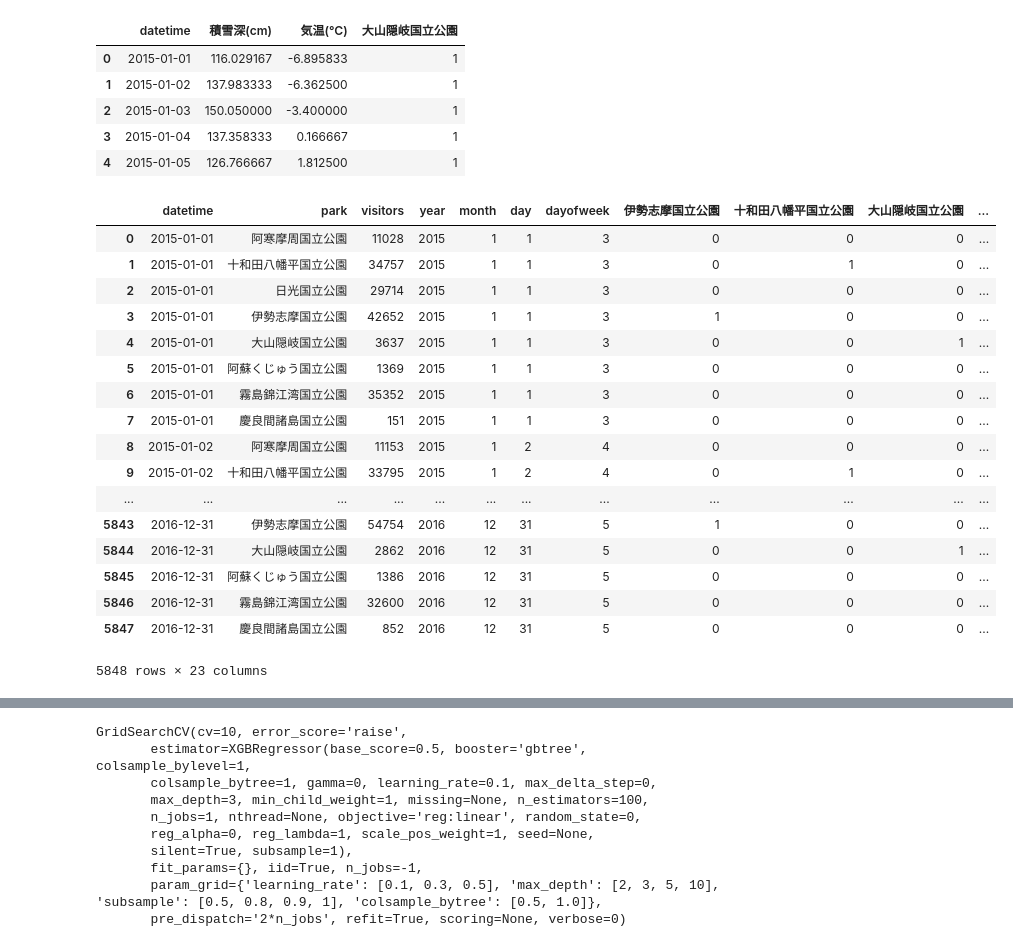
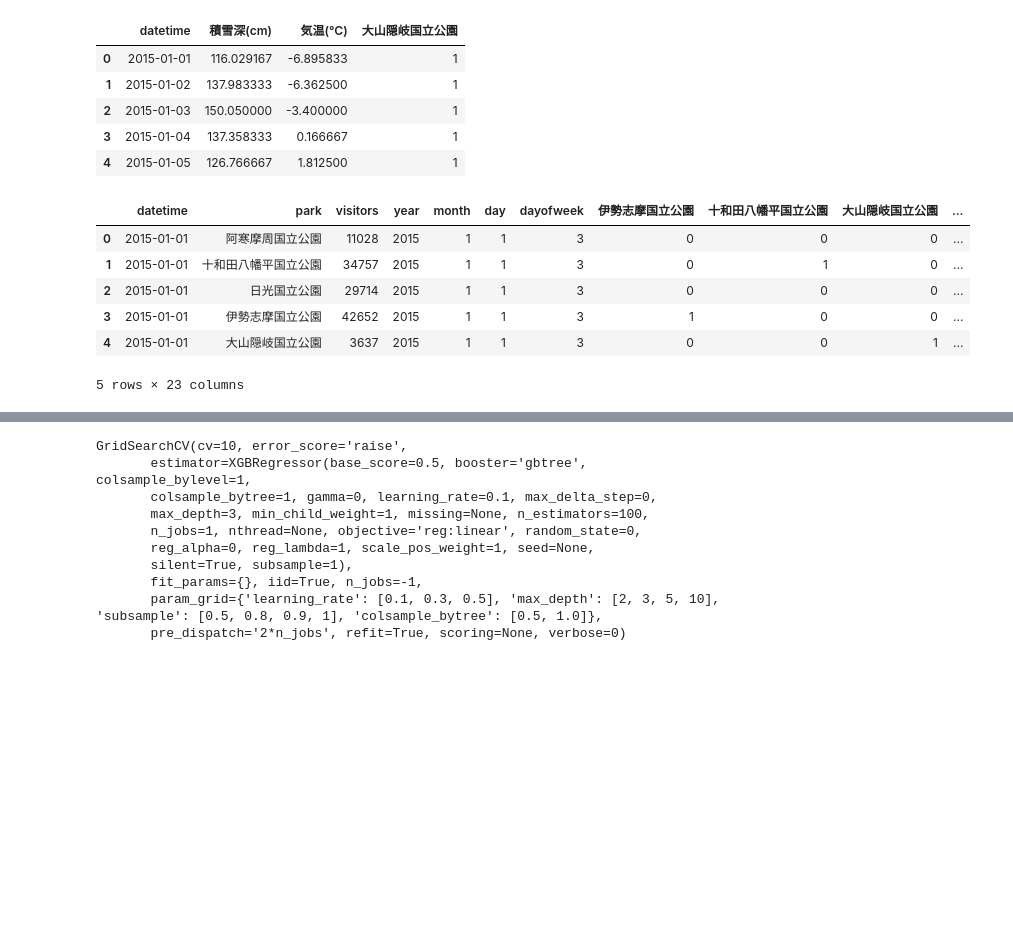
Before and after one commit to TaigoKuriyama/national_park_prediction, a Jupyter notebook: notebook/preprocess.ipynb, the cells around one changed output, grey strips where cells are left out. Saved outputs shown, nothing was run; the diff lists cells and outputs as text; code cells hidden in the pictures; blank space fills up the shorter version.

```diff
--- a/notebook/preprocess.ipynb
+++ b/notebook/preprocess.ipynb
@@ -91,3 +85,14 @@ df_holiday['datetime'] = pd.to_datetime(df_holiday['datetime'])
 df_holiday.columns
 # %% [output]
 Index(['datetime', 'holiday'], dtype='object')
+# %%
+# holiday data exclude Saturday, Sunday
+df_holiday_exc_wkend = pd.read_csv('../data/raw/holiday.csv')
+df_holiday_exc_wkend['datetime'] = pd.to_datetime(df_holiday_exc_wkend['datetime'])
+df_holiday_exc_wkend['dayofweek'] = df_holiday_exc_wkend['datetime'].dt.dayofweek
+
+# dayofweekが5 or 6(土曜or日曜)の場合、holidayカラムの値を0にする
+df_holiday_exc_wkend.loc[(df_holiday_exc_wkend['dayofweek'] == 5) | (df_holiday_exc_wkend['dayofweek'] == 6), 'holiday'] = 0
+df_holiday_exc_wkend = df_holiday_exc_wkend[['datetime','holiday']]
+df_holiday_exc_wkend = df_holiday_exc_wkend.rename(columns={'holiday': 'pub_holiday'})
+df_holiday_exc_wkend.head()
@@ -110,31 +122,21 @@ df_oyama.head()
 | 4 | 2015-01-05 | 126.766667 | 1.812500 | 1 |
 # %%
 # 学習データと休日データの結合
-df_merged = pd.merge(df_train,df_holiday,on='datetime')
-
+#df_merged = pd.merge(df_train,df_holiday,on='datetime')
+df_merged = pd.merge(df_train,df_holiday_exc_wkend,on='datetime')
+#df_merged =  pd.merge(df_merged,df_holiday_exc_wkend,on='datetime')
 # 学習データと⼤⼭気象データの結合
-df_oyama['datetime'] = pd.to_datetime(df_oyama['datetime'])
+#df_oyama['datetime'] = pd.to_datetime(df_oyama['datetime'])
 #df_merged = pd.merge(df_merged,df_oyama,on=['大山隠岐国立公園','datetime'],how='left')
-df_merged
+df_merged.head()
 # %% [output]
 |  | datetime | park | visitors | year | month | day | dayofweek | 伊勢志摩国立公園 | 十和田八幡平国立公園 | 大山隠岐国立公園 | ... |
 | 0 | 2015-01-01 | 阿寒摩周国立公園 | 11028 | 2015 | 1 | 1 | 3 | 0 | 0 | 0 | ... |
 | 1 | 2015-01-01 | 十和田八幡平国立公園 | 34757 | 2015 | 1 | 1 | 3 | 0 | 1 | 0 | ... |
 | 2 | 2015-01-01 | 日光国立公園 | 29714 | 2015 | 1 | 1 | 3 | 0 | 0 | 0 | ... |
 | 3 | 2015-01-01 | 伊勢志摩国立公園 | 42652 | 2015 | 1 | 1 | 3 | 1 | 0 | 0 | ... |
 | 4 | 2015-01-01 | 大山隠岐国立公園 | 3637 | 2015 | 1 | 1 | 3 | 0 | 0 | 1 | ... |
-| 5 | 2015-01-01 | 阿蘇くじゅう国立公園 | 1369 | 2015 | 1 | 1 | 3 | 0 | 0 | 0 | ... |
-| 6 | 2015-01-01 | 霧島錦江湾国立公園 | 35352 | 2015 | 1 | 1 | 3 | 0 | 0 | 0 | ... |
-| 7 | 2015-01-01 | 慶良間諸島国立公園 | 151 | 2015 | 1 | 1 | 3 | 0 | 0 | 0 | ... |
-| 8 | 2015-01-02 | 阿寒摩周国立公園 | 11153 | 2015 | 1 | 2 | 4 | 0 | 0 | 0 | ... |
-| 9 | 2015-01-02 | 十和田八幡平国立公園 | 33795 | 2015 | 1 | 2 | 4 | 0 | 1 | 0 | ... |
-| ... | ... | ... | ... | ... | ... | ... | ... | ... | ... | ... | ... |
-| 5843 | 2016-12-31 | 伊勢志摩国立公園 | 54754 | 2016 | 12 | 31 | 5 | 1 | 0 | 0 | ... |
-| 5844 | 2016-12-31 | 大山隠岐国立公園 | 2862 | 2016 | 12 | 31 | 5 | 0 | 0 | 1 | ... |
-| 5845 | 2016-12-31 | 阿蘇くじゅう国立公園 | 1386 | 2016 | 12 | 31 | 5 | 0 | 0 | 0 | ... |
-| 5846 | 2016-12-31 | 霧島錦江湾国立公園 | 32600 | 2016 | 12 | 31 | 5 | 0 | 0 | 0 | ... |
-| 5847 | 2016-12-31 | 慶良間諸島国立公園 | 852 | 2016 | 12 | 31 | 5 | 0 | 0 | 0 | ... |
-5848 rows × 23 columns
+5 rows × 23 columns
 # %%
 from sklearn.cross_validation import train_test_split
 import math
```
Also changed, not shown: parts of 16 cells of this notebook, 5 other files.
